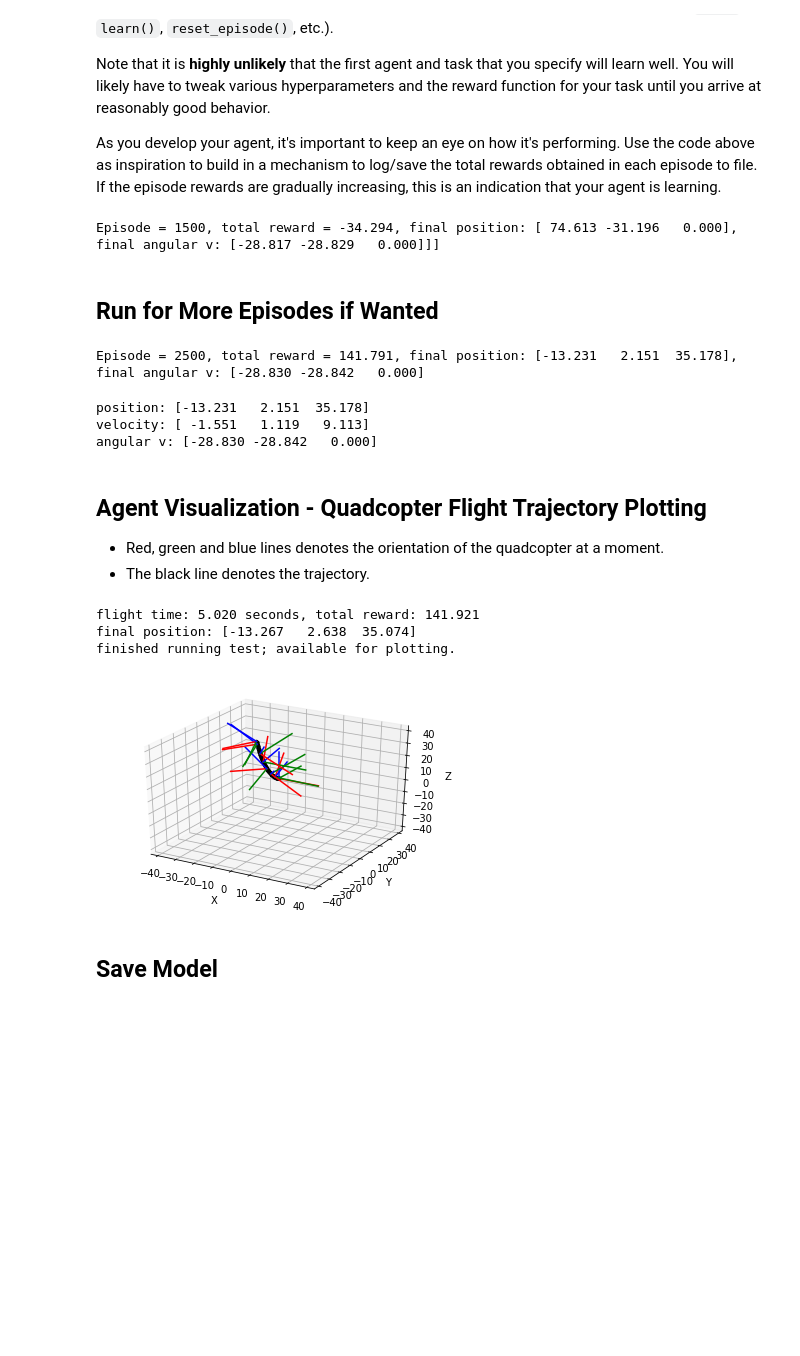
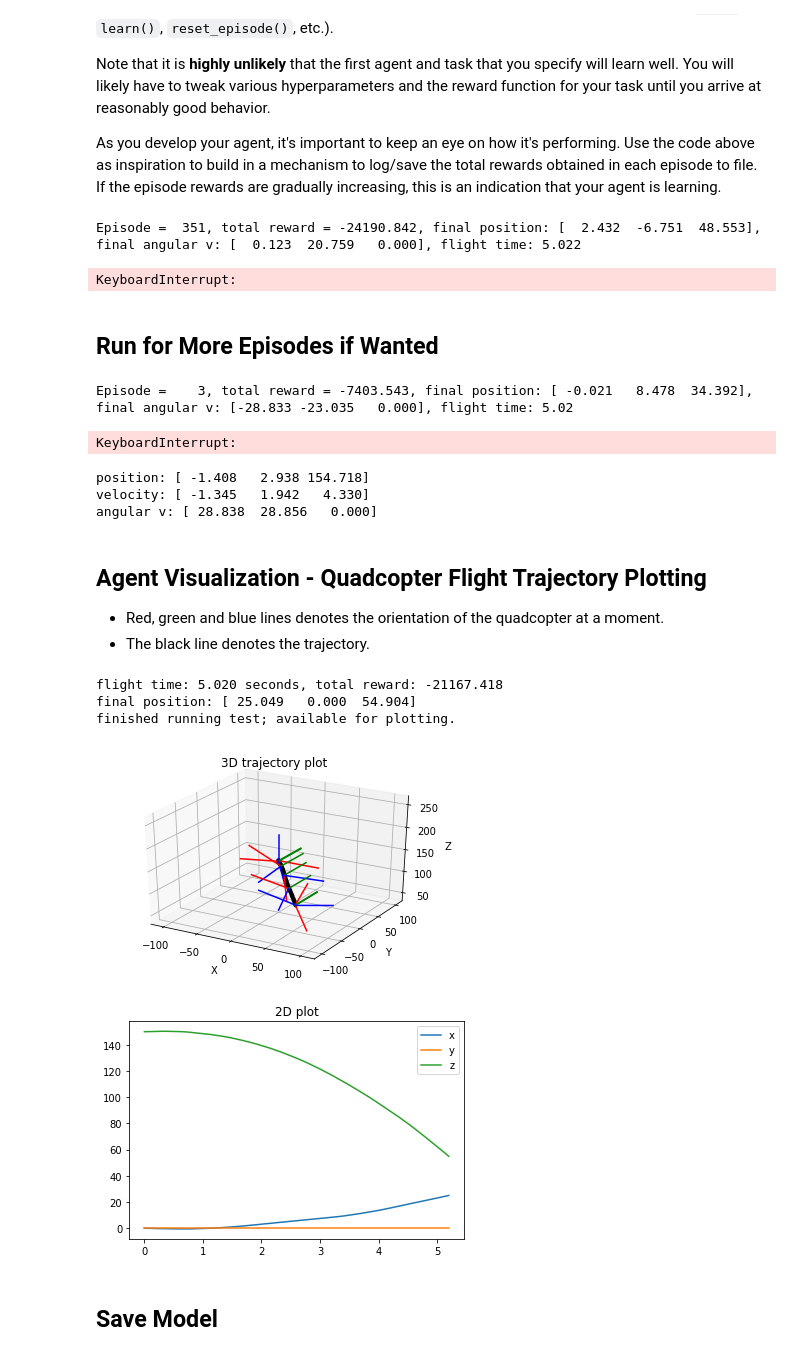
Before and after one commit to one-for-all/RL-Quadcopter-2, a Jupyter notebook: Quadcopter_Project.ipynb, the cells around one changed output. Drawn from its saved outputs; the diff is of its cells as text; code cells hidden in the pictures; blank space fills up the shorter version.

```diff
--- a/Quadcopter_Project.ipynb
+++ b/Quadcopter_Project.ipynb
@@ -186,8 +219,8 @@ from agents.policy_search import PolicySearch_Agent
 from task import Task
 
 num_episodes = 1000
-target_pos = np.array([0., 0., 10.])
-task = Task(target_pos=target_pos, runtime=5)
+target_pos = np.array([0., 0., 160.])
+task = Task(target_pos=target_pos, runtime=5, init_pose=np.array([0.0, 0.0, 150., 0.0, 0.0, 0.0]))
 agent = PolicySearch_Agent(task)
 
 for i_episode in range(1, num_episodes+1):
@@ -253,9 +291,9 @@ from agents.agent import DDPG
 from task import Task
 
 np.set_printoptions(formatter={'float': '{:7.3f}'.format})
-num_episodes = 1500
-target_pos = np.array([0.0, 0.0, 10.0])
-ddpg_task = Task(target_pos=target_pos, runtime=5)
+num_episodes = 500
+target_pos = np.array([0.0, 0.0, 160.0])
+ddpg_task = Task(target_pos=target_pos, runtime=5, init_pose=np.array([0.0, 0.0, 150.0, 0.0, 0.0, 0.0]))
 ddpg_agent = DDPG(ddpg_task)
 total_rewards = []
 total_episodes = 0
@@ -270,14 +308,15 @@ for i_episode in range(1, num_episodes+1):
         state = next_state
         total_reward += reward
         if done:
-            print("\rEpisode = {:4d}, total reward = {:7.3f}, final position: {}, final angular v: {}".format(
-                total_episodes+i_episode, total_reward, ddpg_task.sim.pose[:3], ddpg_task.sim.angular_v), end="")  # [debug]
+            print("\rEpisode = {:4d}, total reward = {:7.3f}, final position: {}, final angular v: {}, flight time: {:4.2f}".format(
+                total_episodes+i_episode, total_reward, ddpg_task.sim.pose[:3], ddpg_task.sim.angular_v, ddpg_task.sim.time), end="")  # [debug]
             total_rewards.append(total_reward)
             break
     sys.stdout.flush()
 total_episodes += num_episodes
 # %% [output]
-Episode = 1500, total reward = -34.294, final position: [ 74.613 -31.196   0.000], final angular v: [-28.817 -28.829   0.000]]]
+Episode =  351, total reward = -24190.842, final position: [  2.432  -6.751  48.553], final angular v: [  0.123  20.759   0.000], flight time: 5.022
+KeyboardInterrupt:
 # %% [markdown]
 ## Run for More Episodes if Wanted
 # %%
@@ -292,23 +331,24 @@ for i_episode in range(1, extra_num_episodes+1):
         state = next_state
         total_reward += reward
         if done:
-            print("\rEpisode = {:4d}, total reward = {:7.3f}, final position: {}, final angular v: {}".format(
-                total_episodes+i_episode, total_reward, ddpg_task.sim.pose[:3], ddpg_task.sim.angular_v), end="")  # [debug]
+            print("\rEpisode = {:4d}, total reward = {:7.3f}, final position: {}, final angular v: {}, flight time: {:4.2f}".format(
+                total_episodes+i_episode, total_reward, ddpg_task.sim.pose[:3], ddpg_task.sim.angular_v, ddpg_task.sim.time), end="")  # [debug]
             total_rewards.append(total_reward)
             break
     sys.stdout.flush()
 total_episodes += extra_num_episodes
 # %% [output]
-Episode = 2500, total reward = 141.791, final position: [-13.231   2.151  35.178], final angular v: [-28.830 -28.842   0.000]
+Episode =    3, total reward = -7403.543, final position: [ -0.021   8.478  34.392], final angular v: [-28.833 -23.035   0.000], flight time: 5.02
+KeyboardInterrupt:
 # %%
 np.set_printoptions(formatter={'float': '{:7.3f}'.format})
 print("position: {}".format(ddpg_task.sim.pose[:3]))
 print("velocity: {}".format(ddpg_task.sim.v))
 print("angular v: {}".format(ddpg_task.sim.angular_v))
 # %% [output]
-position: [-13.231   2.151  35.178]
-velocity: [ -1.551   1.119   9.113]
-angular v: [-28.830 -28.842   0.000]
+position: [ -1.408   2.938 154.718]
+velocity: [ -1.345   1.942   4.330]
+angular v: [ 28.838  28.856   0.000]
 # %% [markdown]
 ## Agent Visualization - Quadcopter Flight Trajectory Plotting
 * Red, green and blue lines denotes the orientation of the quadcopter at a moment.
@@ -316,13 +356,14 @@ angular v: [-28.830 -28.842   0.000]
 # %%
 from Trajectory import Trajectory
 trajectory = Trajectory()
 trajectory.run_test(ddpg_agent)
-trajectory.plot_trajectory(show_orientations=True, every_n=40)
+trajectory.plot_trajectory(show_orientations=True, every_n=50)
 # %% [output]
-flight time: 5.020 seconds, total reward: 141.921
-final position: [-13.267   2.638  35.074]
+flight time: 5.020 seconds, total reward: -21167.418
+final position: [ 25.049   0.000  54.904]
 finished running test; available for plotting.
-[figure, old version]
+[figure, new version]
+[figure, added]
 # %% [markdown]
 ## Save Model
 # %%
```
Also changed, not shown: parts of 16 cells of this notebook, 6 other files.
